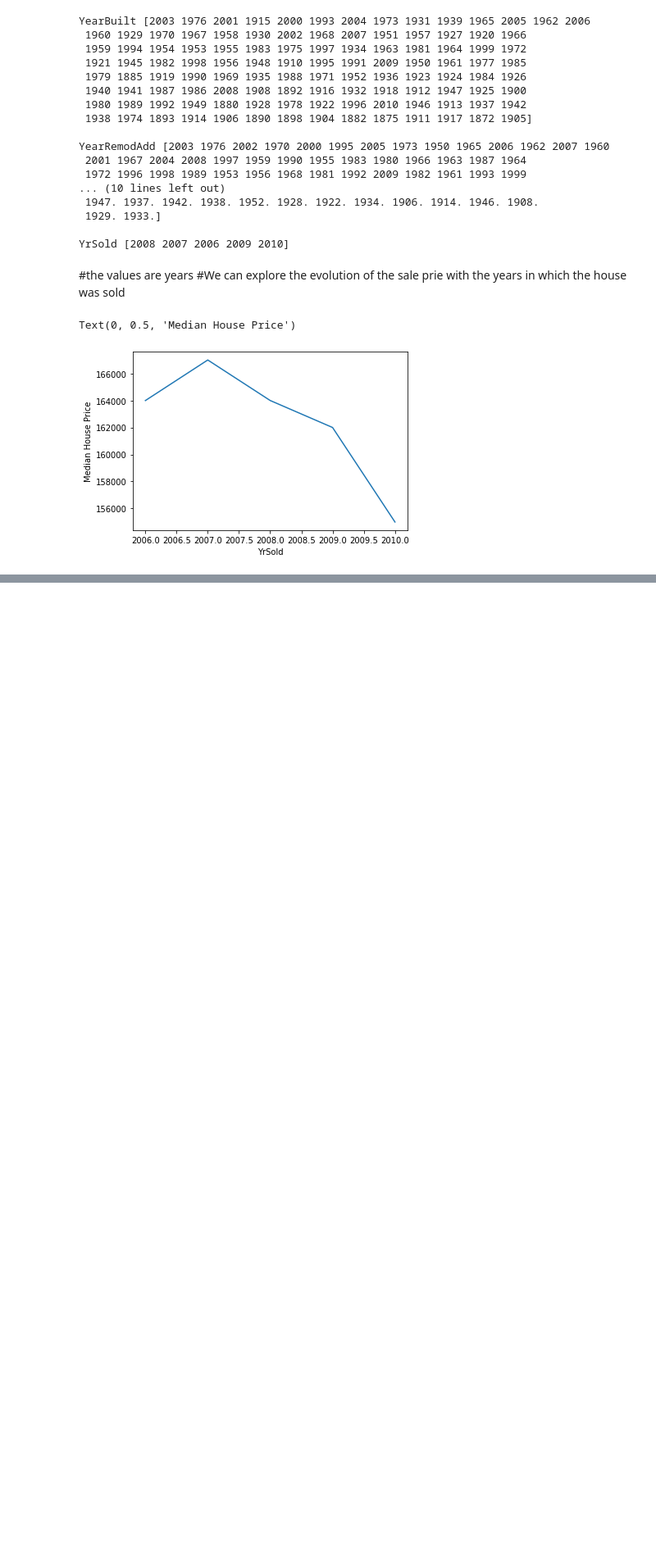
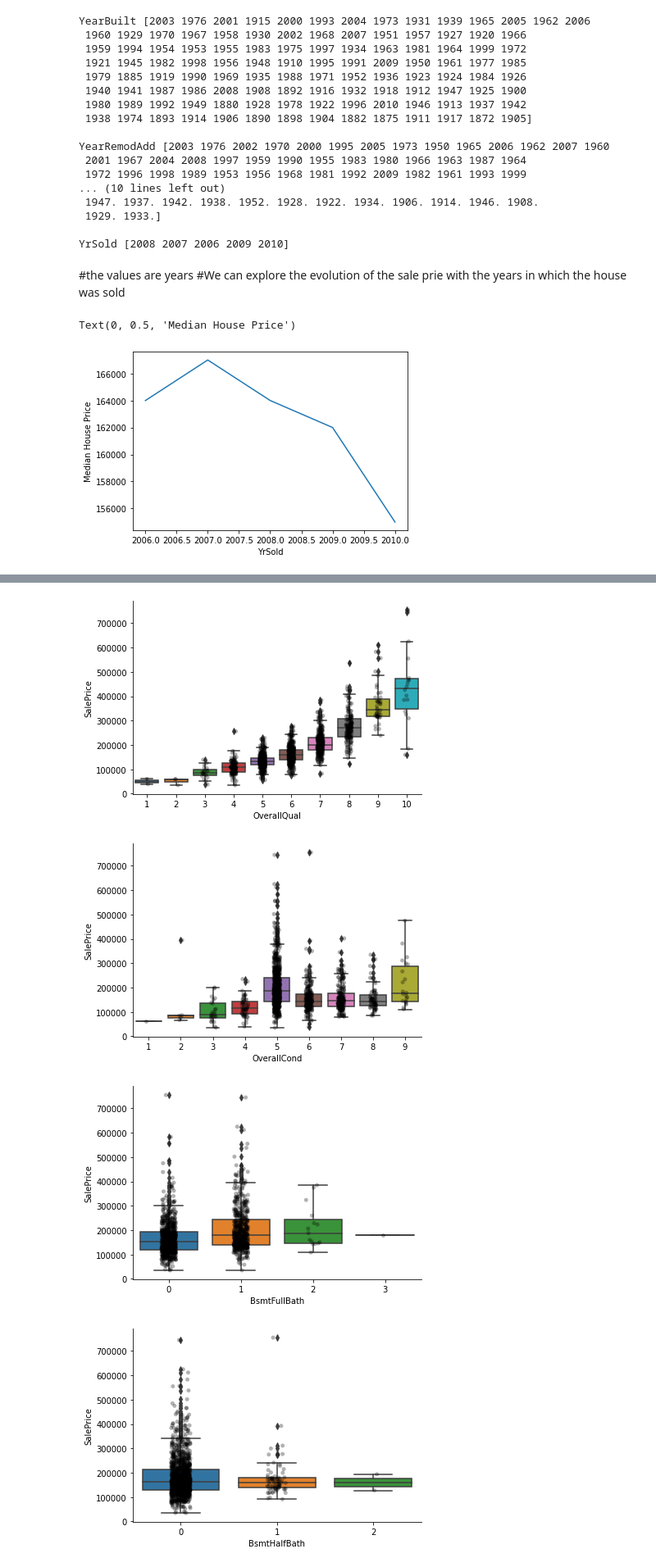
Before and after one commit to quintonmills/HousePricePredict, a Jupyter notebook: HPDataAnalysis.ipynb, the cells around one changed output, grey strips where cells are left out. Shown at 82% size. Saved outputs shown, nothing was run; the diff lists cells and outputs as text; code cells hidden in the pictures; blank space fills up the shorter version.

```diff
--- a/HPDataAnalysis.ipynb
+++ b/HPDataAnalysis.ipynb
@@ -268,0 +327,6 @@ Text(0, 0.5, 'Median House Price')
+# %%
+#Lets make a list of discrete varibles
+discrete_vars = [var for var in num_vars if len(
+    data[var].unique()) < 20 and var not in year_vars
+]
+print('Number of discrete variables: ' , len(discrete_vars))
@@ -268,0 +351,12 @@ Text(0, 0.5, 'Median House Price')
+# %%
+for var in discrete_vars:
+  #make boxplot with Catplot
+  sns.catplot(x=var, y = 'SalePrice', data = data, kind = "box", height = 4, aspect = 1.5)
+  # add data points to boxplot with stripplot)
+  sns.stripplot(x=var, y = 'SalePrice', data = data, jitter = 0.1, alpha = 0.3, color='k')
+  plt.show()
+# %% [output]
+[figure, added]
+[figure, added]
+[figure, added]
+[figure, added]
```
Also changed, not shown: parts of 28 cells of this notebook.
